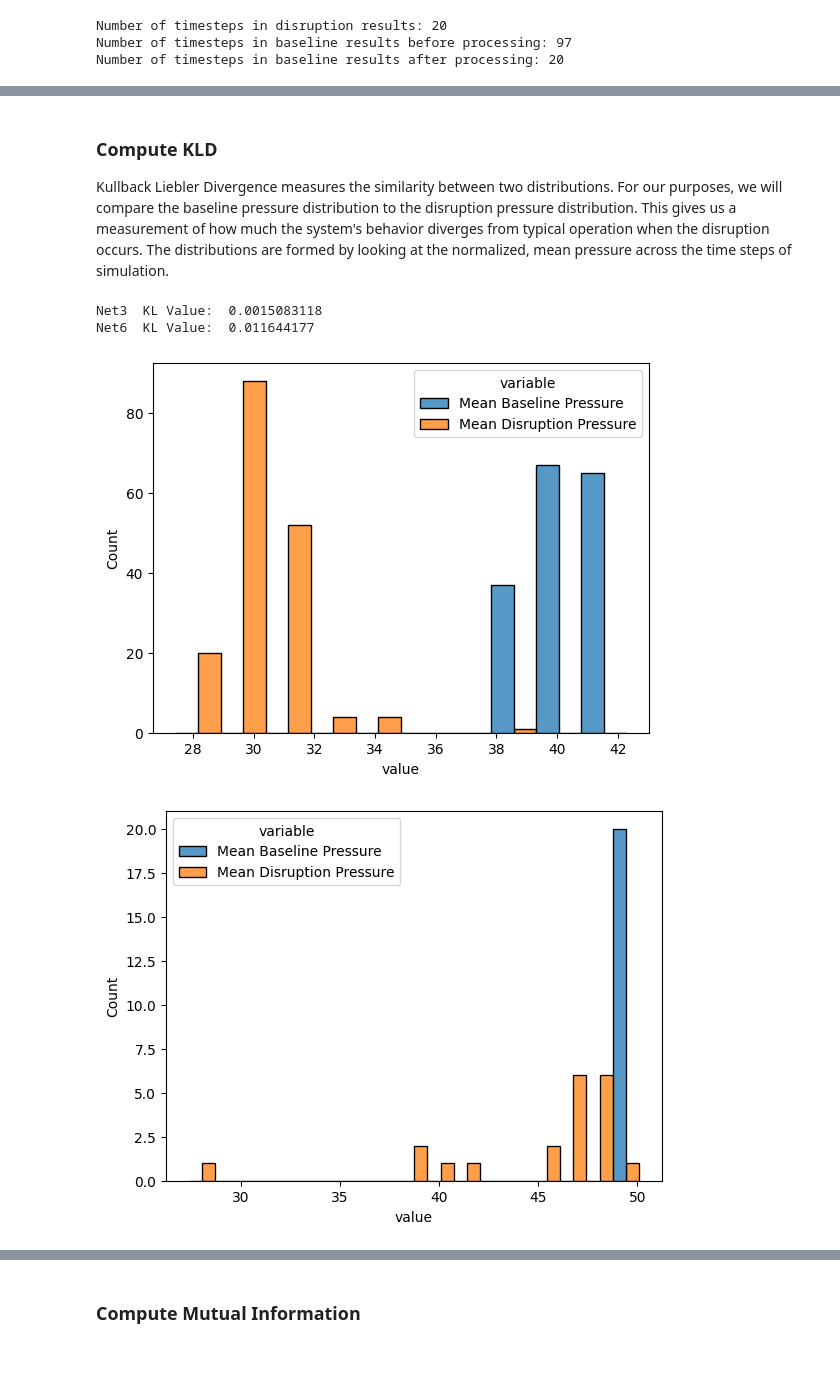
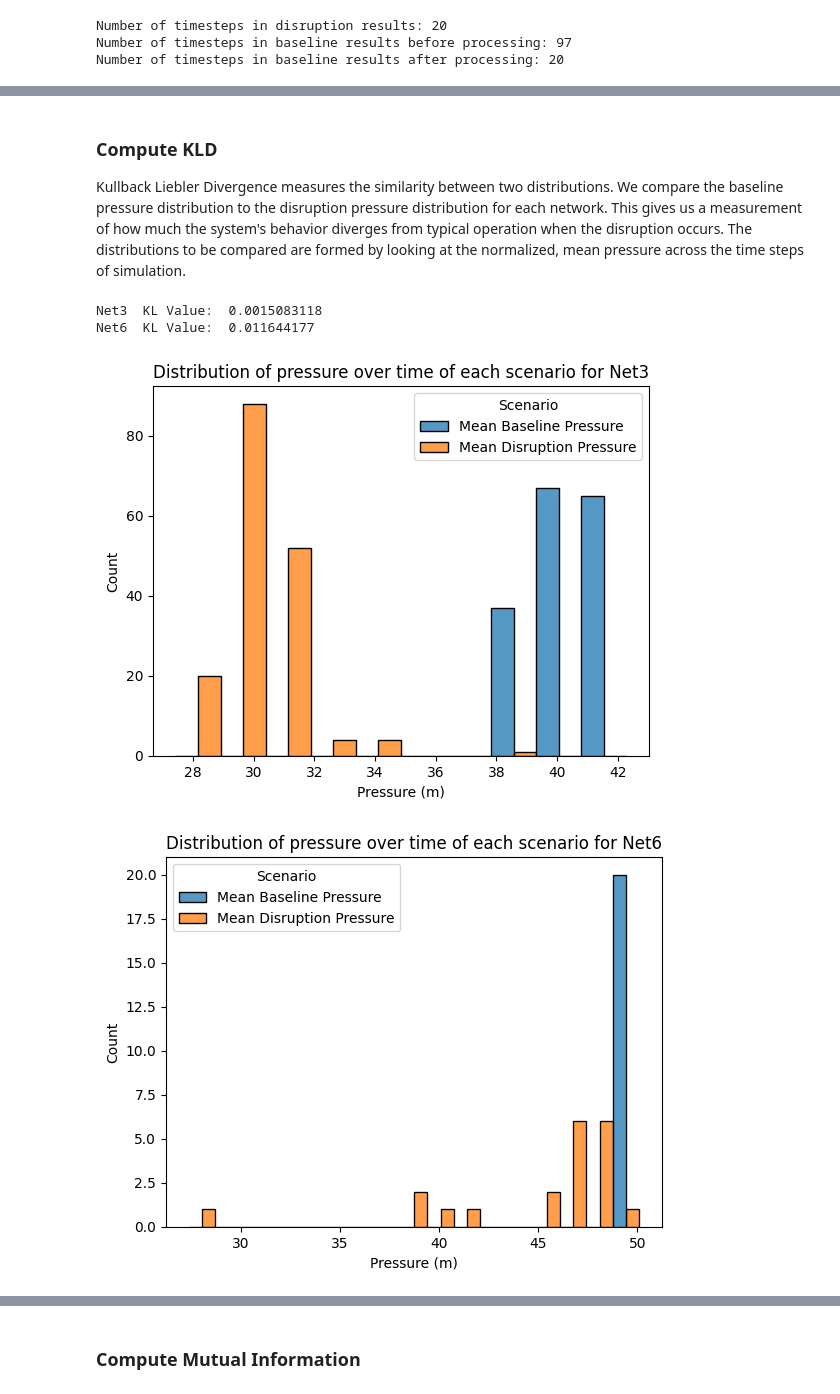
Before and after one commit to sandialabs/pyrocs, a Jupyter notebook: tutorials/pyrocs_tutorial_water_distribution_networks.ipynb, the cells around one changed output, grey strips where cells are left out. Cells and saved outputs as stored; diff of their text form; code cells hidden in the pictures; blank space fills up the shorter version.

```diff
--- a/tutorials/pyrocs_tutorial_water_distribution_networks.ipynb
+++ b/tutorials/pyrocs_tutorial_water_distribution_networks.ipynb
@@ -176,23 +169,24 @@ start with averages
 # %% [markdown]
 ### Compute KLD
-Kullback Liebler Divergence measures the similarity between two distributions. For our purposes, we will compare the baseline pressure distribution to the disruption pressure distribution. This gives us a measurement of how much the system's behavior diverges from typical operation when the disruption occurs. The distributions are formed by looking at the normalized, mean pressure across the time steps of simulation.
+Kullback Liebler Divergence measures the similarity between two distributions. We compare the baseline pressure distribution to the disruption pressure distribution for each network. This gives us a measurement of how much the system's behavior diverges from typical operation when the disruption occurs. The distributions to be compared are formed by looking at the normalized, mean pressure across the time steps of simulation.
 # %%
-#TODO plot histograms for each network together (might need seaborn)
 for wn_dict in wn_dict_list:
     fig, ax = plt.subplots()
     seaborn_df = pd.DataFrame(index=wn_dict["baseline_pressure"].index)
     seaborn_df["Mean Baseline Pressure"] = wn_dict["baseline_pressure"].mean(axis=1)
     seaborn_df["Mean Disruption Pressure"] = wn_dict["disruption_pressure"].mean(axis=1)
     seaborn_df = seaborn_df.melt()
-    sns.histplot(seaborn_df, x="value", hue="variable",multiple="dodge", ax=ax)
+    seaborn_df = seaborn_df.rename(columns={"variable": "Scenario", "value": "Pressure (m)"})
+    sns.histplot(seaborn_df, x="Pressure (m)", hue="Scenario",multiple="dodge", ax=ax)
+    ax.set_title(f"Distribution of pressure over time of each scenario for {wn_dict["name"]}")
 
     # normalize pressure
     normalized_baseline = wn_dict["baseline_pressure"].loc[wn_dict["disruption_pressure"].index].mean(axis=1) / wn_dict["baseline_pressure"].loc[wn_dict["disruption_pressure"].index].mean(axis=1).sum()
     normalized_disruption = wn_dict["disruption_pressure"].loc[wn_dict["disruption_pressure"].index].mean(axis=1) / wn_dict["disruption_pressure"].loc[wn_dict["disruption_pressure"].index].mean(axis=1).sum()
     kl_value = pyrocs.information_theory.kl_divergence(normalized_baseline, normalized_disruption)
     print(wn_dict["name"], " KL Value: ", kl_value)
 # %% [output]
 Net3  KL Value:  0.0015083118
 Net6  KL Value:  0.011644177
-[figure, old version]
+[figure, new version]
-[figure, old version]
+[figure, new version]
```
Also changed, not shown: parts of 26 cells of this notebook.
